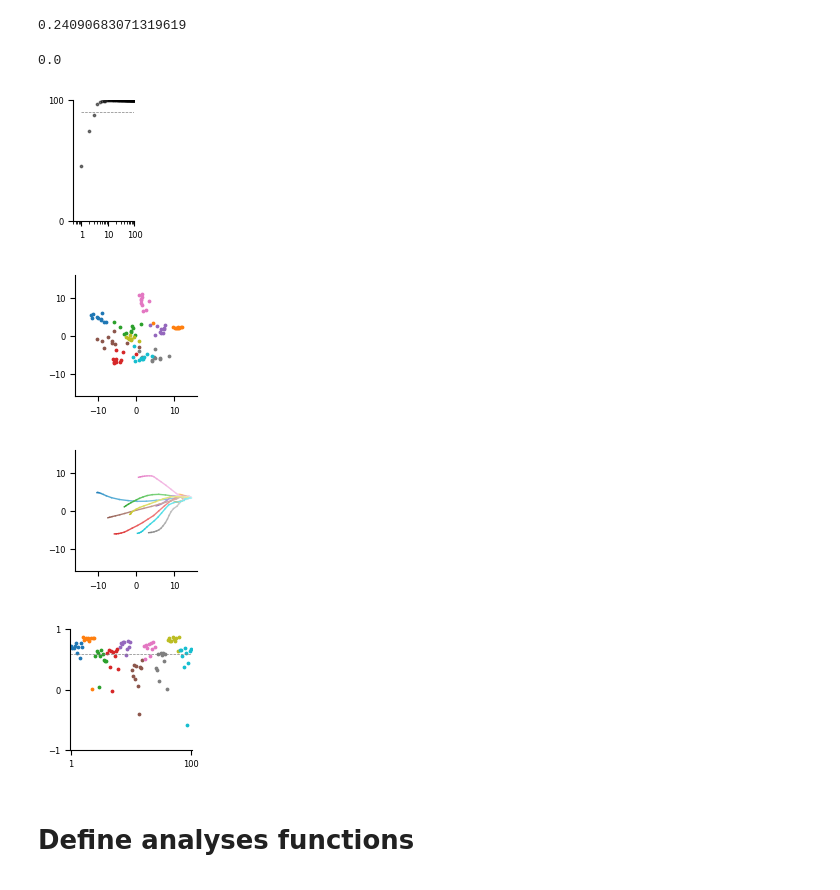
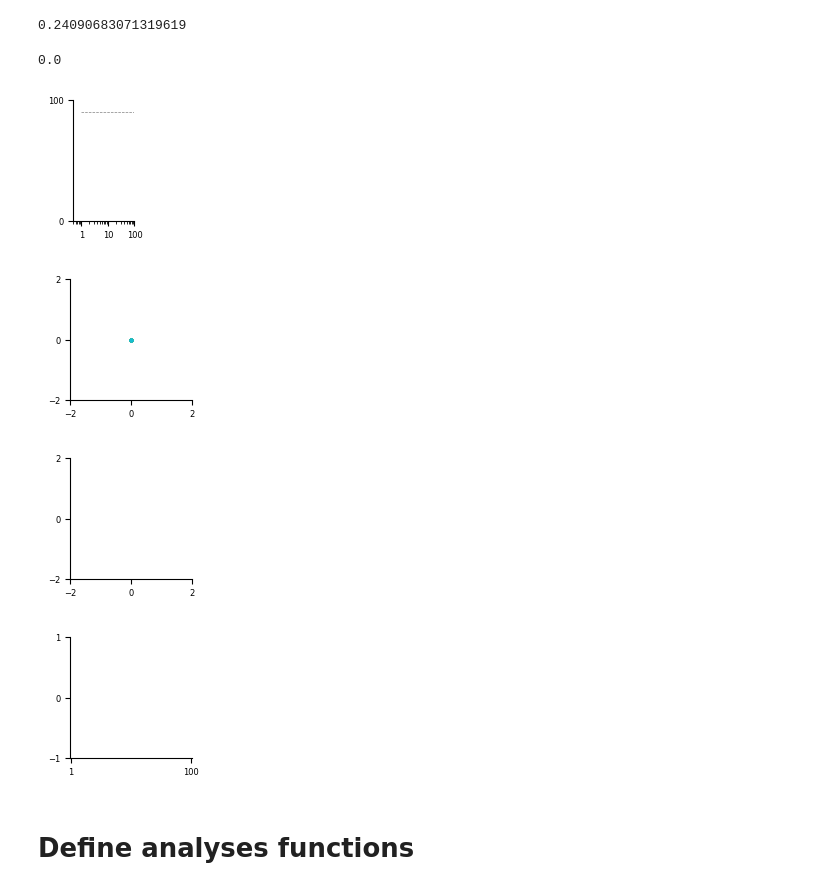
Before and after one commit to jembennettuk/esn2sparse, a Jupyter notebook: esn_feedback_ana.ipynb, the cells around one changed output. Cells and saved outputs as stored; diff of their text form; code cells hidden in the pictures.

```diff
--- a/esn_feedback_ana.ipynb
+++ b/esn_feedback_ana.ipynb
@@ -34,30 +34,30 @@ np.mean(SI)
 # %%
 ### Plot response examples
 saveFlag=False
 # Load data
-model = 'met_FB1'; experiment = 'swLR'; key = 'loadResp'; dataName = 'respSave11119'
+model = 'met_FB0'; experiment = 'swLR'; key = 'loadResp'; dataName = 'respSave11119'
 r = esn_feedback_ana(key,modName=model,expName=experiment,dataName=dataName,selectLR=6,maxNSeeds=1,layer=1)
 # Compute principle components
 key = 'computePCA'
 p, *pca = esn_feedback_ana(key,data=r[0])
 # Plot PCs
 key = 'plotPCA'
 esn_feedback_ana(key,data=r[0], pca=pca[0], pc=p, saveTime=-2, saveFlag=saveFlag, figDir='./figs/'+model+'_'+experiment+'/')
 # Compute Clustering Index
 key = 'clusterIndex'
 SI = esn_feedback_ana(key,data=r[0])
 # Plot cluster indeces
 key = 'plotClusterIndex'; figDir = './figs/'+model+'_'+experiment+'/'
 esn_feedback_ana(key, ci=SI, figDir=figDir, saveFlag=saveFlag)
 # Plot mean SI across runs for all models
 key = 'plotMeanSI';
 esn_feedback_ana(key)
 # %% [output]
 0.0
-[figure, old version]
+[figure, new version]
-[figure, old version]
+[figure, new version]
-[figure, old version]
+[figure, new version]
-[figure, old version]
+[figure, new version]
 # %%
 ### Plot results summary for all models
 key = 'allSI'
```
Also changed, not shown: parts of 1 cell of this notebook, 2 other files.
